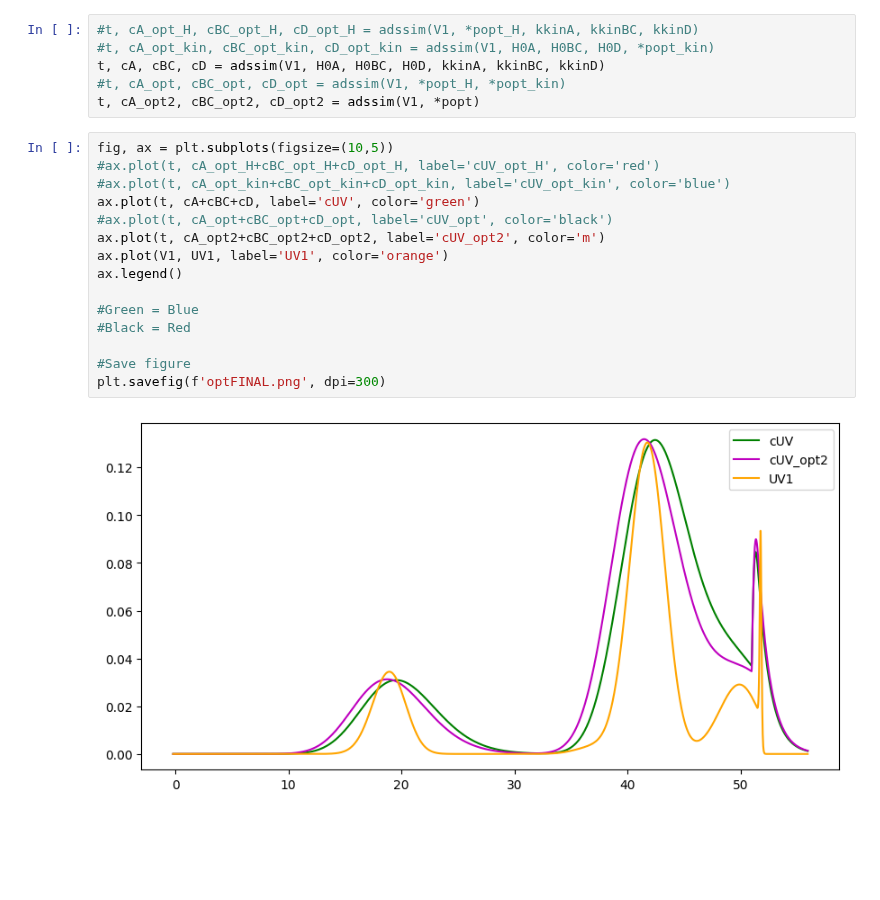
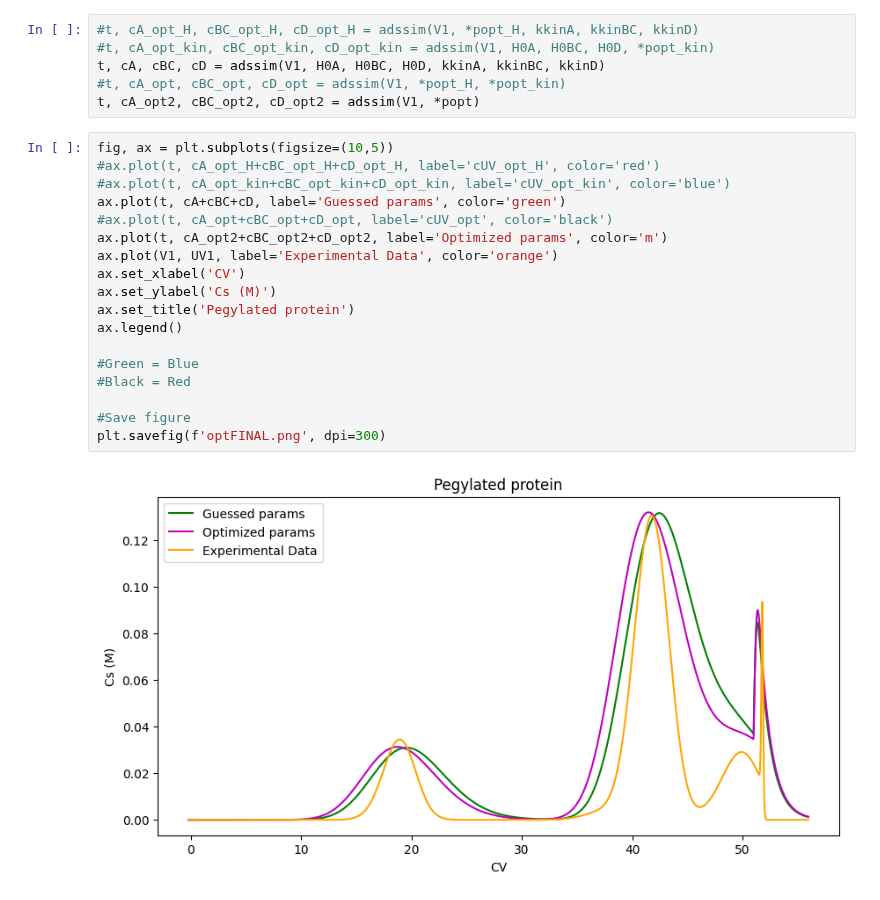
Before and after one commit to OlofssonFredrik/KETN40, a Jupyter notebook: Project1/proj1.ipynb, the cells around one changed output. Saved outputs shown, nothing was run; the diff lists cells and outputs as text; blank space fills up the shorter version.

```diff
--- a/Project1/proj1.ipynb
+++ b/Project1/proj1.ipynb
@@ -207,17 +207,20 @@ t, cA_opt2, cBC_opt2, cD_opt2 = adssim(V1, *popt)
 # %%
 fig, ax = plt.subplots(figsize=(10,5))
 #ax.plot(t, cA_opt_H+cBC_opt_H+cD_opt_H, label='cUV_opt_H', color='red')
 #ax.plot(t, cA_opt_kin+cBC_opt_kin+cD_opt_kin, label='cUV_opt_kin', color='blue')
-ax.plot(t, cA+cBC+cD, label='cUV', color='green')
+ax.plot(t, cA+cBC+cD, label='Guessed params', color='green')
 #ax.plot(t, cA_opt+cBC_opt+cD_opt, label='cUV_opt', color='black')
-ax.plot(t, cA_opt2+cBC_opt2+cD_opt2, label='cUV_opt2', color='m')
-ax.plot(V1, UV1, label='UV1', color='orange')
+ax.plot(t, cA_opt2+cBC_opt2+cD_opt2, label='Optimized params', color='m')
+ax.plot(V1, UV1, label='Experimental Data', color='orange')
+ax.set_xlabel('CV')
+ax.set_ylabel('Cs (M)')
+ax.set_title('Pegylated protein')
 ax.legend()
 
 #Green = Blue
 #Black = Red
 
 #Save figure
 plt.savefig(f'optFINAL.png', dpi=300)
 # %% [output]
-[figure, old version]
+[figure, new version]
```
Also changed, not shown: 1 other file.
